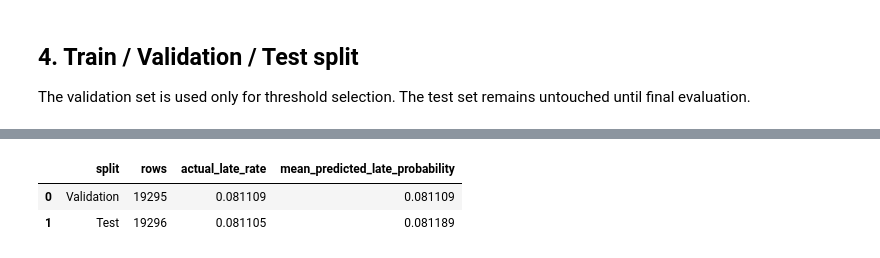
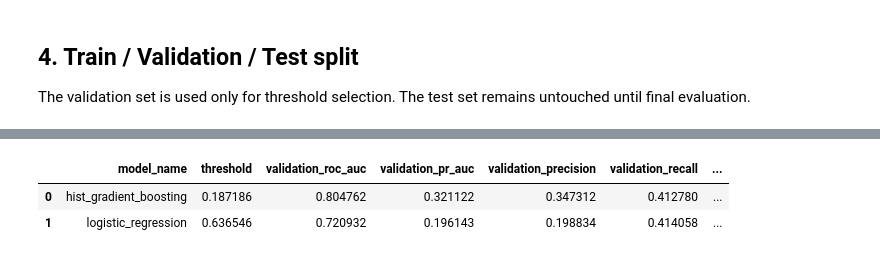
Before and after one commit to sobhanjabari/project1-mlops, a Jupyter notebook: olist_late_delivery_improved.ipynb, the cells around one changed output, grey strips where cells are left out. Cells and saved outputs as stored; diff of their text form; code cells hidden in the pictures.

```diff
--- a/olist_late_delivery_improved.ipynb
+++ b/olist_late_delivery_improved.ipynb
@@ -55,7 +57,19 @@ The improved dataset builder adds safer script-relative paths and extra features
 # %%
+REQUIRED_LOCATION_FEATURES = {"same_state", "same_city", "zip_prefix_diff"}
+REMOVED_GEOLOCATION_FEATURES = {"customer_seller_distance_km"}
+
 if OUTPUT_PATH.exists():
     df = pd.read_csv(OUTPUT_PATH)
-    print(f"Loaded existing dataset: {OUTPUT_PATH}")
+    has_required_features = REQUIRED_LOCATION_FEATURES.issubset(df.columns)
+    has_removed_features = bool(REMOVED_GEOLOCATION_FEATURES.intersection(df.columns))
+
+    if has_required_features and not has_removed_features:
+        print(f"Loaded existing dataset: {OUTPUT_PATH}")
+    else:
+        print("Existing dataset is stale; rebuilding with city/state location features...")
+        df = build_dataset()
+        df.to_csv(OUTPUT_PATH, index=False)
+        print(f"Rebuilt and saved dataset: {OUTPUT_PATH}")
 else:
     df = build_dataset()
     df.to_csv(OUTPUT_PATH, index=False)
@@ -149,40 +165,51 @@ The model pipeline uses:
 # %%
-clf = make_pipeline(numeric_features, categorical_features)
+MIN_PRECISION = 0.0
+MIN_RECALL = 0.0
 
-# Train on X_train and calibrate probabilities on X_val.
-# New scikit-learn versions require an explicit train/calibration split
-# train/calibration split to CalibratedClassifierCV instead.
-X_calibration_fit = pd.concat([X_train, X_val], axis=0)
-y_calibration_fit = pd.concat([y_train, y_val], axis=0)
-train_idx = np.arange(len(X_train))
-calibration_idx = np.arange(len(X_train), len(X_calibration_fit))
+candidate_model_names = ["hist_gradient_boosting", "logistic_regression"]
+comparison_results = []
 
-calibrator = CalibratedClassifierCV(
-    clf,
-    method="isotonic",
-    cv=[(train_idx, calibration_idx)],
+for model_name in candidate_model_names:
+    comparison_results.append(
+        evaluate_candidate_model(
+            model_name=model_name,
+            numeric_features=numeric_features,
+            categorical_features=categorical_features,
+            X_train=X_train,
+            y_train=y_train,
+            X_val=X_val,
+            y_val=y_val,
+            X_train_full=X_train_full,
+            y_train_full=y_train_full,
+            X_test=X_test,
+            y_test=y_test,
+            min_precision=MIN_PRECISION,
+            min_recall=MIN_RECALL,
+        )
+    )
+
+# Keep the original gradient boosting model as the production artifact.
+primary_result = comparison_results[0]
+best_threshold = primary_result["threshold"]
+threshold_metrics = primary_result["threshold_metrics"]
+threshold_report = primary_result["threshold_report"]
+val_metrics = primary_result["validation_metrics"]
+test_metrics = primary_result["test_metrics"]
+final_clf = primary_result["model"]
+final_test_proba = primary_result["test_probabilities"]
+
+comparison_rows = [
+    flatten_metrics(
+        result["model_name"],
+        result["threshold"],
+        result["validation_metrics"],
+        result["test_metrics"],
+    )
+    for result in comparison_results
+]
+comparison_df = pd.DataFrame(comparison_rows).sort_values(
+    by="test_pr_auc", ascending=False
 )
 
-calibrator.fit(X_calibration_fit, y_calibration_fit)
-val_proba = calibrator.predict_proba(X_val)[:, 1]
-test_proba = calibrator.predict_proba(X_test)[:, 1]
-
-calibration_summary = pd.DataFrame([
-    {
-        "split": "Validation",
-        "rows": len(y_val),
-        "actual_late_rate": float(y_val.mean()),
-        "mean_predicted_late_probability": float(np.mean(val_proba)),
-    },
-    {
-        "split": "Test",
-        "rows": len(y_test),
-        "actual_late_rate": float(y_test.mean()),
-        "mean_predicted_late_probability": float(np.mean(test_proba)),
-    },
-])
-
-print("Example calibrated late probabilities:")
-print(test_proba[:10])
-display(calibration_summary)
+display(comparison_df)
 # %% [output]
@@ -192,4 +267,4 @@ Example calibrated late probabilities:
-|  | split | rows | actual_late_rate | mean_predicted_late_probability |
-| 0 | Validation | 19295 | 0.081109 | 0.081109 |
-| 1 | Test | 19296 | 0.081105 | 0.081189 |
+|  | model_name | threshold | validation_roc_auc | validation_pr_auc | validation_precision | validation_recall | ... |
+| 0 | hist_gradient_boosting | 0.187186 | 0.804762 | 0.321122 | 0.347312 | 0.412780 | ... |
+| 1 | logistic_regression | 0.636546 | 0.720932 | 0.196143 | 0.198834 | 0.414058 | ... |
 # %% [markdown]
```
Also changed, not shown: parts of 21 cells of this notebook, 4 other files.
